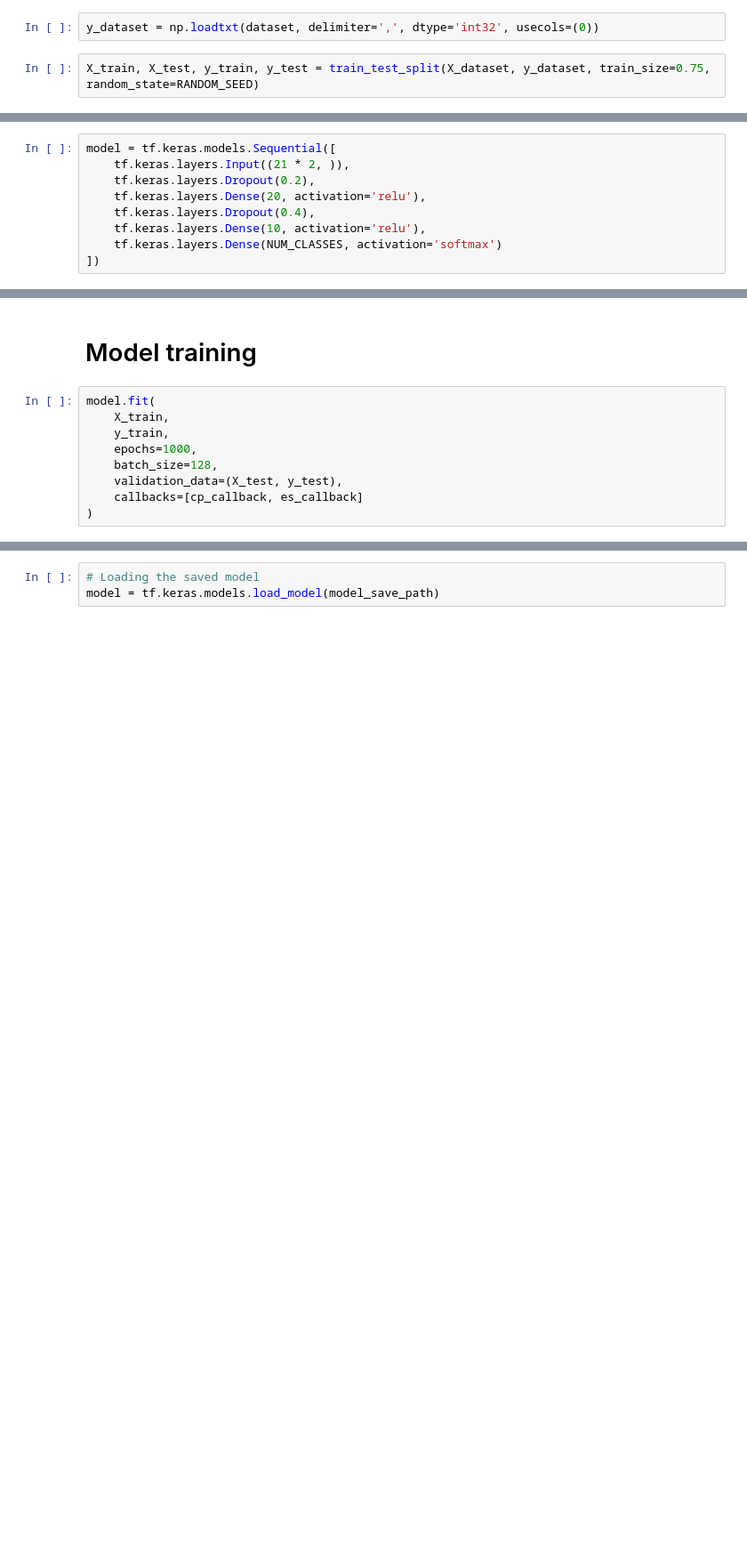
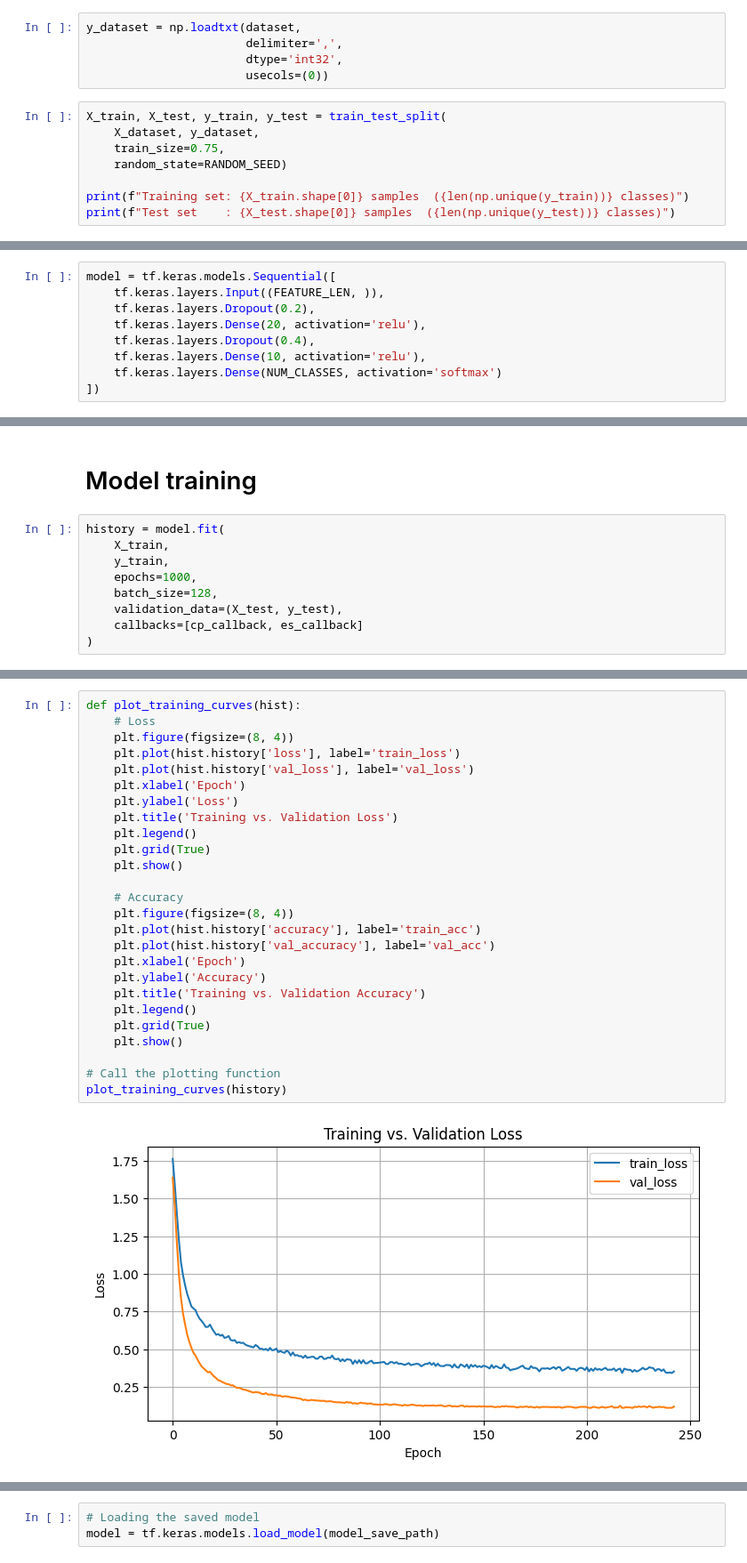
Before and after one commit to yunusdanabas/hand_steer_sim, a Jupyter notebook: hand_steer_sim/model/static_mode/notebooks/keypoint_classification.ipynb, the cells around one changed output, grey strips where cells are left out. Shown at 89% size. Cells and saved outputs as stored; diff of their text form; blank space fills up the shorter version.

Commit message:
Minor Updates / Model trainings for report

```diff
--- a/hand_steer_sim/model/static_mode/notebooks/keypoint_classification.ipynb
+++ b/hand_steer_sim/model/static_mode/notebooks/keypoint_classification.ipynb
@@ -24,4 +42,13 @@ X_dataset = np.loadtxt(dataset, delimiter=',', dtype='float32', usecols=list(ran
 # %%
-y_dataset = np.loadtxt(dataset, delimiter=',', dtype='int32', usecols=(0))
+y_dataset = np.loadtxt(dataset,
+                       delimiter=',',
+                       dtype='int32',
+                       usecols=(0))
 # %%
-X_train, X_test, y_train, y_test = train_test_split(X_dataset, y_dataset, train_size=0.75, random_state=RANDOM_SEED)
+X_train, X_test, y_train, y_test = train_test_split(
+    X_dataset, y_dataset,
+    train_size=0.75,
+    random_state=RANDOM_SEED)
+
+print(f"Training set: {X_train.shape[0]} samples  ({len(np.unique(y_train))} classes)")
+print(f"Test set    : {X_test.shape[0]} samples  ({len(np.unique(y_test))} classes)")
@@ -29,7 +96,7 @@ X_train, X_test, y_train, y_test = train_test_split(X_dataset, y_dataset, train_
 # Model building
 # %%
 model = tf.keras.models.Sequential([
-    tf.keras.layers.Input((21 * 2, )),
+    tf.keras.layers.Input((FEATURE_LEN, )),
     tf.keras.layers.Dropout(0.2),
     tf.keras.layers.Dense(20, activation='relu'),
     tf.keras.layers.Dropout(0.4),
@@ -54,7 +141,7 @@ model.compile(
 # %% [markdown]
 # Model training
 # %%
-model.fit(
+history = model.fit(
     X_train,
     y_train,
     epochs=1000,
@@ -64,0 +180,28 @@ model.fit(
+# %%
+def plot_training_curves(hist):
+    # Loss
+    plt.figure(figsize=(8, 4))
+    plt.plot(hist.history['loss'], label='train_loss')
+    plt.plot(hist.history['val_loss'], label='val_loss')
+    plt.xlabel('Epoch')
+    plt.ylabel('Loss')
+    plt.title('Training vs. Validation Loss')
+    plt.legend()
+    plt.grid(True)
+    plt.show()
+
+    # Accuracy
+    plt.figure(figsize=(8, 4))
+    plt.plot(hist.history['accuracy'], label='train_acc')
+    plt.plot(hist.history['val_accuracy'], label='val_acc')
+    plt.xlabel('Epoch')
+    plt.ylabel('Accuracy')
+    plt.title('Training vs. Validation Accuracy')
+    plt.legend()
+    plt.grid(True)
+    plt.show()
+
+# Call the plotting function
+plot_training_curves(history)
+# %% [output]
+[figure, added]
```
Also changed, not shown: parts of 20 cells of this notebook, 16 other files.
